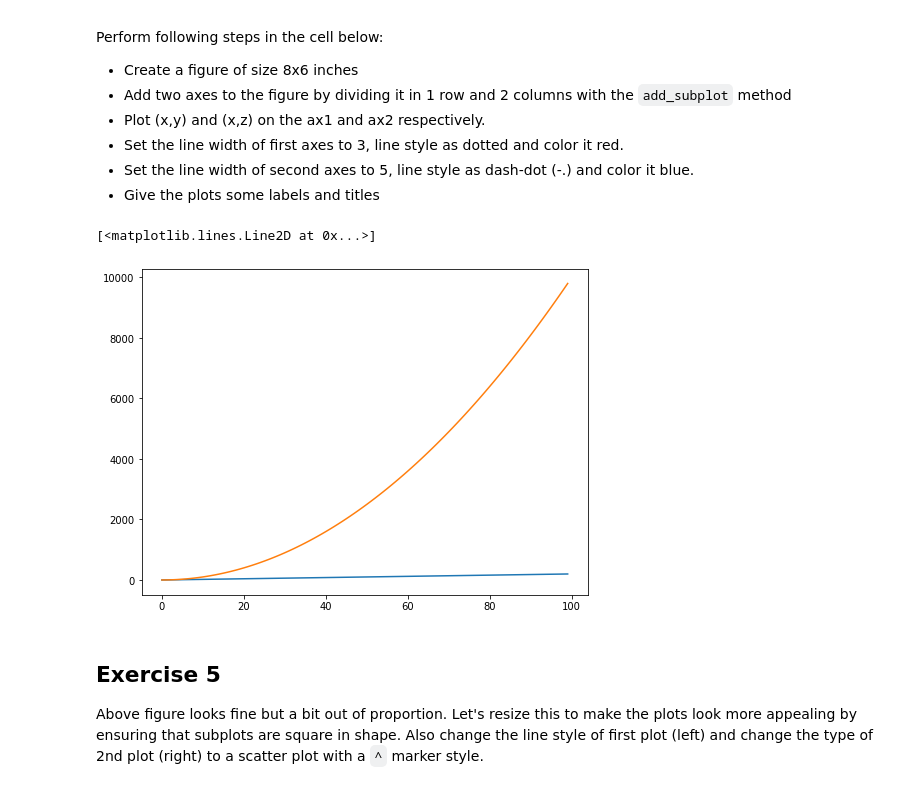
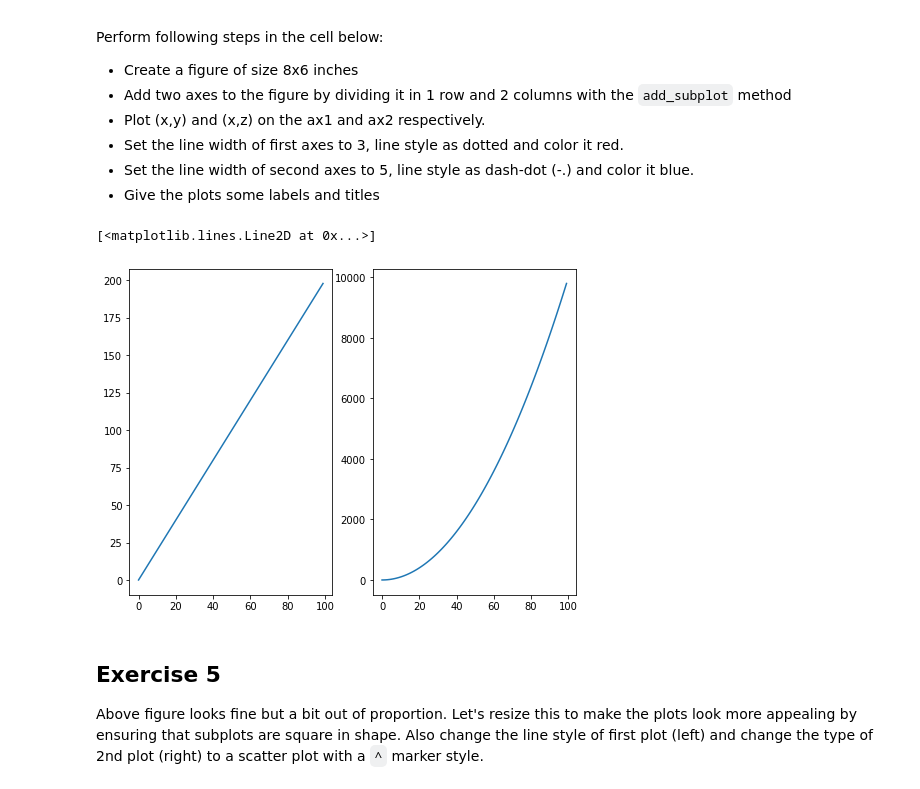
Before and after one commit to JohnTheTripper/dsc-more-practice-with-matplotlib-lab-nyc-ds-021720, a Jupyter notebook: index.ipynb, the cells around one changed output. Saved outputs shown, nothing was run; the diff lists cells and outputs as text; code cells hidden in the pictures.

```diff
--- a/index.ipynb
+++ b/index.ipynb
@@ -137,16 +137,17 @@ Perform following steps in the cell below:
 # %%
 my_figure4 = plt.figure(figsize=(8,6))
 
 #fig, axes = plt.subplots(nrows=3, ncols=4, figsize=(8,6))
 
 
 ax1 = my_figure4.add_subplot(121)
 ax2 = my_figure4.add_subplot(122)
 
 ax1.plot(x, y)
+ax2.plot(x, z)
 # %% [output]
 [<matplotlib.lines.Line2D at 0x...>]
-[figure, old version]
+[figure, new version]
 # %% [markdown]
 ## Exercise 5
 
```
